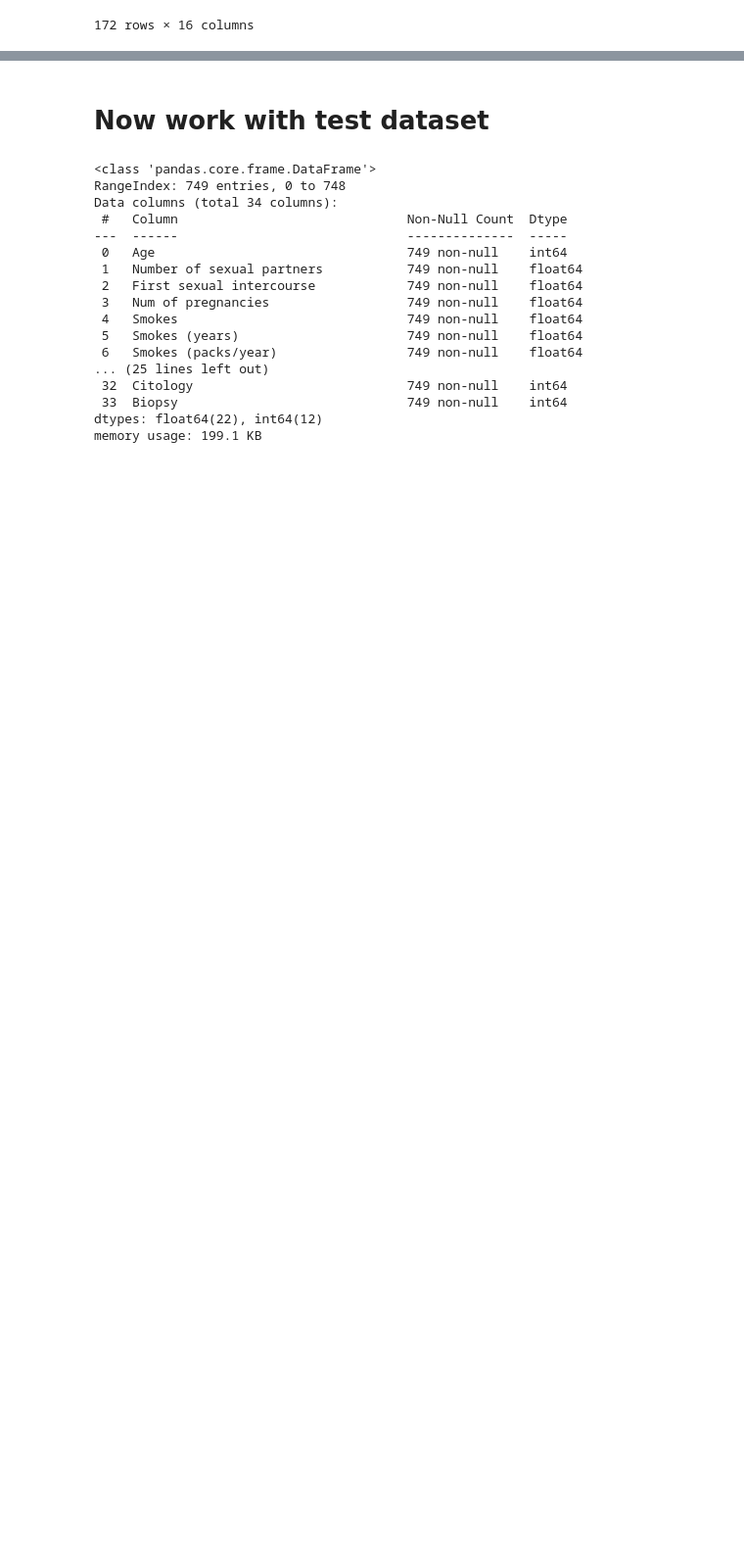
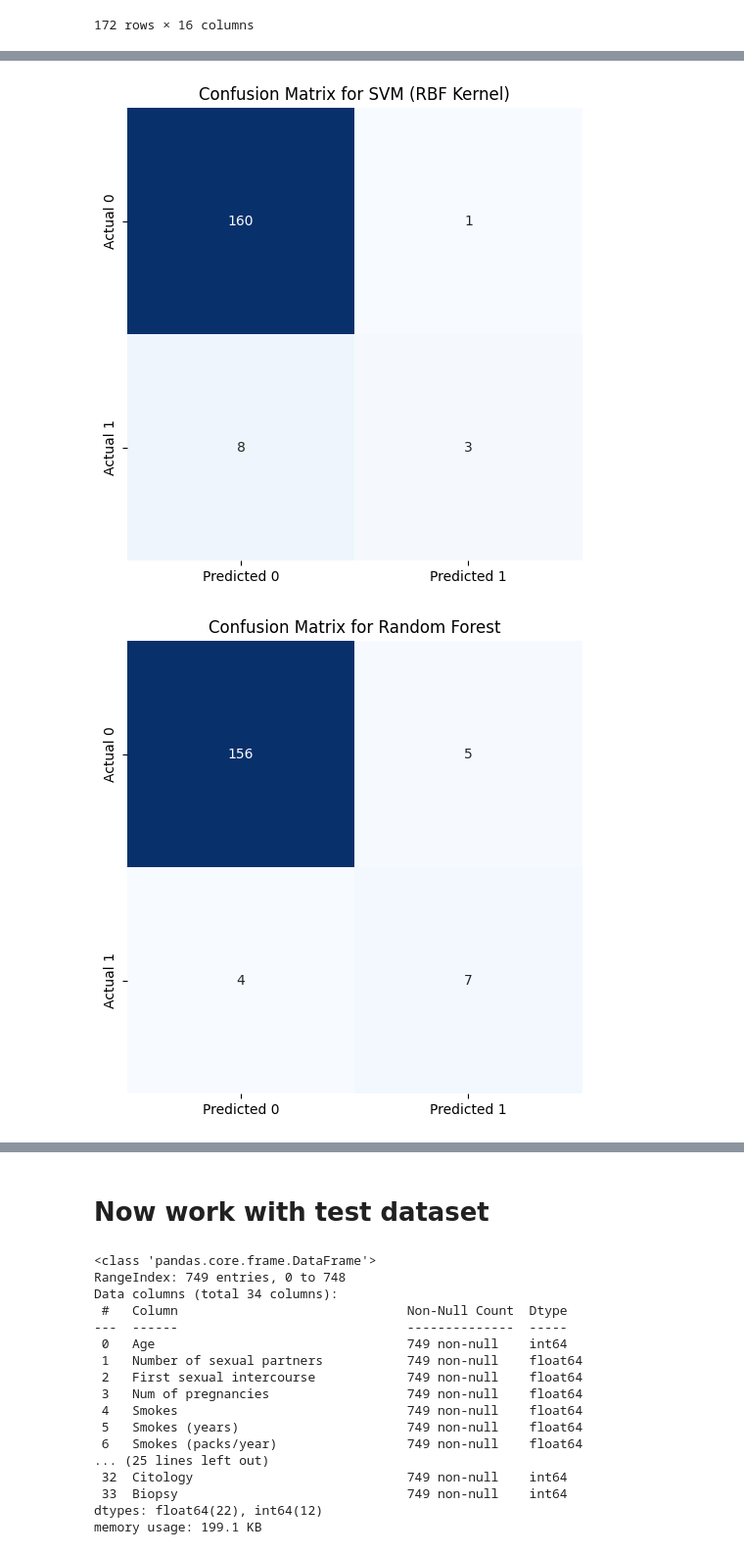
Before and after one commit to mamun-cse-diu/cervical_Cancer_Prediction, a Jupyter notebook: Cervical_Cancer_prediction_project.ipynb, the cells around one changed output, grey strips where cells are left out. Shown at 98% size. Saved outputs shown, nothing was run; the diff lists cells and outputs as text; code cells hidden in the pictures; blank space fills up the shorter version.

```diff
--- a/Cervical_Cancer_prediction_project.ipynb
+++ b/Cervical_Cancer_prediction_project.ipynb
@@ -509,5 +513,0 @@ from sklearn.metrics import classification_report , confusion_matrix
-# %%
-
-sm=SVC(probability=True)
-sm.fit(x_train,y_train)
-y_pred_sm=sm.predict(x_test)
@@ -516,6 +513,0 @@ y_pred_sm=sm.predict(x_test)
-# %%
-
-from sklearn.ensemble import RandomForestClassifier
-RF=RandomForestClassifier(n_estimators=100)
-RF.fit(x_train,y_train)
-y_pred_RF=RF.predict(x_test)
@@ -524,7 +513,0 @@ y_pred_RF=RF.predict(x_test)
-# %%
-from sklearn.neighbors import KNeighborsClassifier
-
-KN = KNeighborsClassifier()
-
-KN.fit(x_train, y_train)
-KN_predict = KN.predict(x_test)
@@ -530,0 +591,12 @@ KN_predict = KN.predict(x_test)
+# %%
+# Display confusion matrices using matplotlib
+for clf_name, cm in confusion_matrices.items():
+    plt.figure(figsize=(6, 6))
+    sns.heatmap(cm, annot=True, fmt='d', cmap='Blues', cbar=False,
+                xticklabels=['Predicted 0', 'Predicted 1'],
+                yticklabels=['Actual 0', 'Actual 1'])
+    plt.title(f"Confusion Matrix for {clf_name}")
+    plt.show()
+# %% [output]
+[figure, added]
+[figure, added]
```
Also changed, not shown: parts of 36 cells of this notebook.
